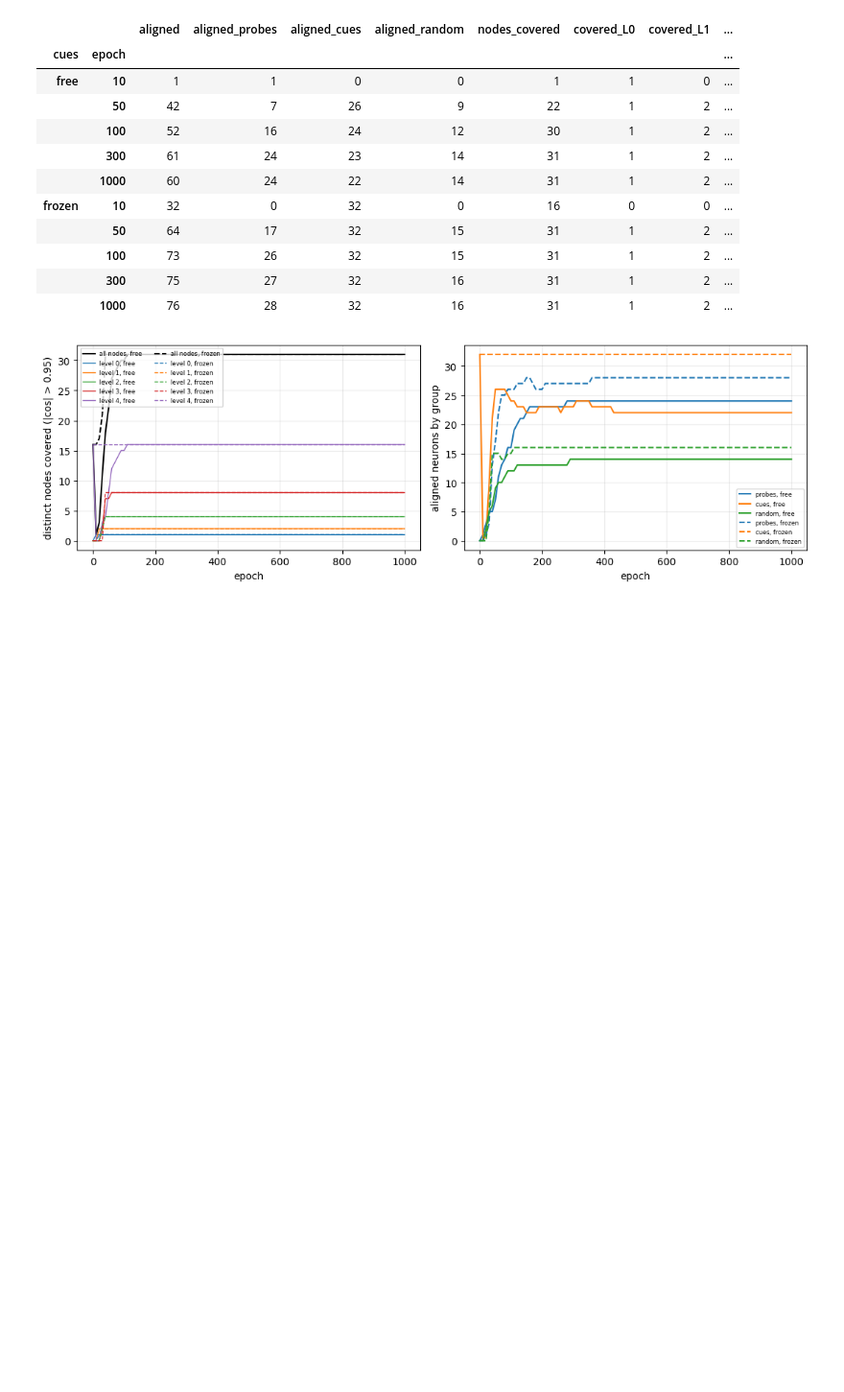
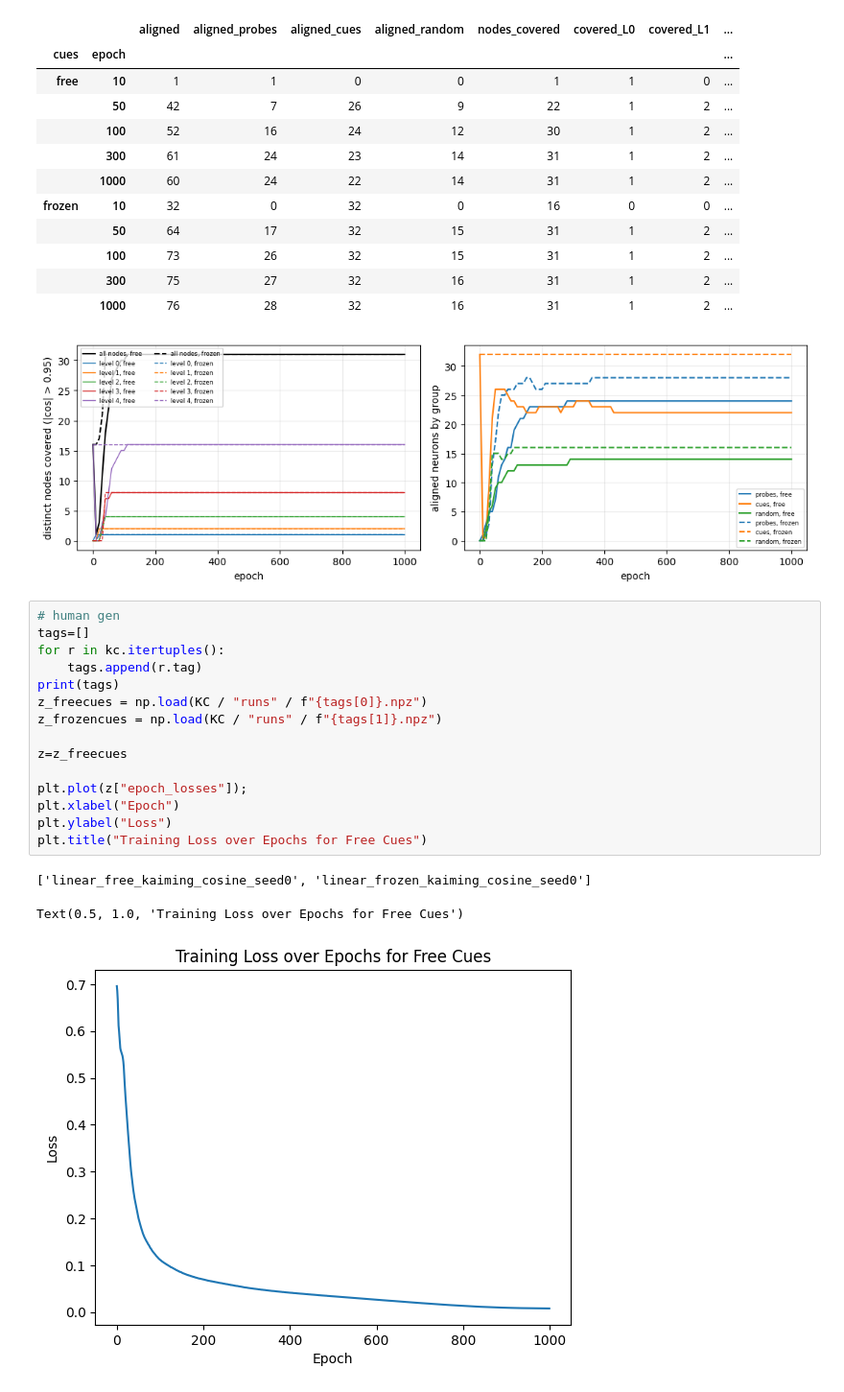
Before and after one commit to HarishGP/layer-lenses, a Jupyter notebook: notebooks/designed_init_u0.ipynb, the cells around one changed output. Shown at 96% size. Cells and saved outputs as stored; diff of their text form; blank space fills up the shorter version.

```diff
--- a/notebooks/designed_init_u0.ipynb
+++ b/notebooks/designed_init_u0.ipynb
@@ -742,3 +742,22 @@ fig.tight_layout(); plt.show()
 |  | 300 | 75 | 27 | 32 | 16 | 31 | 1 | 2 | ... |
 |  | 1000 | 76 | 28 | 32 | 16 | 31 | 1 | 2 | ... |
 [figure]
+# %%
+# human gen
+tags=[]
+for r in kc.itertuples():
+    tags.append(r.tag)
+print(tags)
+z_freecues = np.load(KC / "runs" / f"{tags[0]}.npz")
+z_frozencues = np.load(KC / "runs" / f"{tags[1]}.npz")
+
+z=z_freecues
+
+plt.plot(z["epoch_losses"]);
+plt.xlabel("Epoch")
+plt.ylabel("Loss")
+plt.title("Training Loss over Epochs for Free Cues")
+# %% [output]
+['linear_free_kaiming_cosine_seed0', 'linear_frozen_kaiming_cosine_seed0']
+Text(0.5, 1.0, 'Training Loss over Epochs for Free Cues')
+[figure, added]
```
Also changed, not shown: parts of 5 cells of this notebook, 3 other files.
